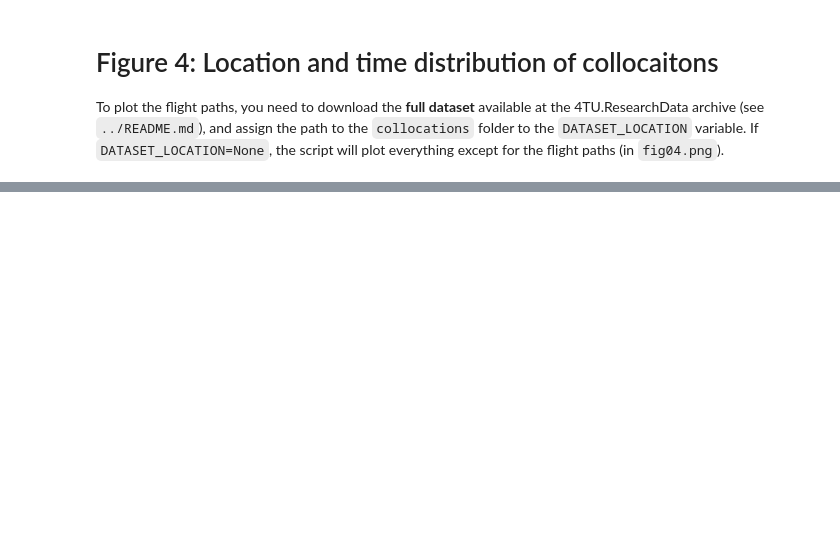
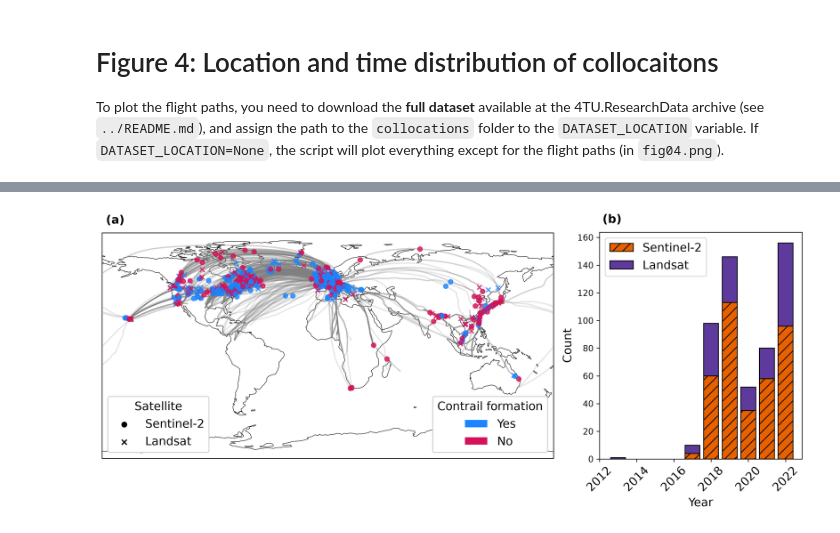
Before and after one commit to HeatherAn/IAGOS_Sentinel2_Landsat_Collocations, a Jupyter notebook: notebooks/figure_4.ipynb, the cells around one changed output, grey strips where cells are left out. Saved outputs shown, nothing was run; the diff lists cells and outputs as text; code cells hidden in the pictures; blank space fills up the shorter version.

Commit message:
Execute notebook for codecheck

```diff
--- a/notebooks/figure_4.ipynb
+++ b/notebooks/figure_4.ipynb
@@ -19,7 +19,7 @@ from iagos_toolkit.flight.aircraft_performance import create_flight_from_iagos
 # Setting it up to 'None' will not render the flight tracks in the left panel of the output figure.
 # For Windows users, use the Windows native path format e.g. DATASET_LOCATION=r'C:\...\collocations'
 
-DATASET_LOCATION = None # add path to 'collocations' folder
+DATASET_LOCATION = r"..\codecheck\data\collocations" # add path to 'collocations' folder
 df = pd.read_csv('../data/landsat_sentinel_collocations_20260216.csv', comment='#')
 # %%
 df = df[df["air_temperature_iagos_validity"] <= 0]
@@ -238,31 +252,33 @@ ax_bar.bar(
 ax_bar.legend(fontsize=14, loc="upper left")
 
 ax_bar.set_xlabel("Year", fontsize=14)
 ax_bar.set_ylabel("Count", fontsize=14)
 ax_bar.set_xticks([2012, 2014, 2016, 2018, 2020, 2022])
 ax_bar.tick_params(axis="x", rotation=45, labelsize=14)
 ax_bar.set_box_aspect(1.12)
 
 
 # Panel label (b)
 ax_bar.text(
     0.11,
     1.08,
     "(b)",
     transform=ax_bar.transAxes,
     ha="right",
     va="top",
     fontsize=14,
     fontweight="bold"
 )
 
 
 # Final layout + export
 plt.tight_layout()
 plt.savefig(
-    "../figures/fig04.png",
+    "../codecheck/figures/fig04.png",
     dpi=300,
     bbox_inches="tight",
     pad_inches=0.1
 )
 plt.show()
+# %% [output]
+[figure, added]
```
Also changed, not shown: parts of 1 cell of this notebook.
